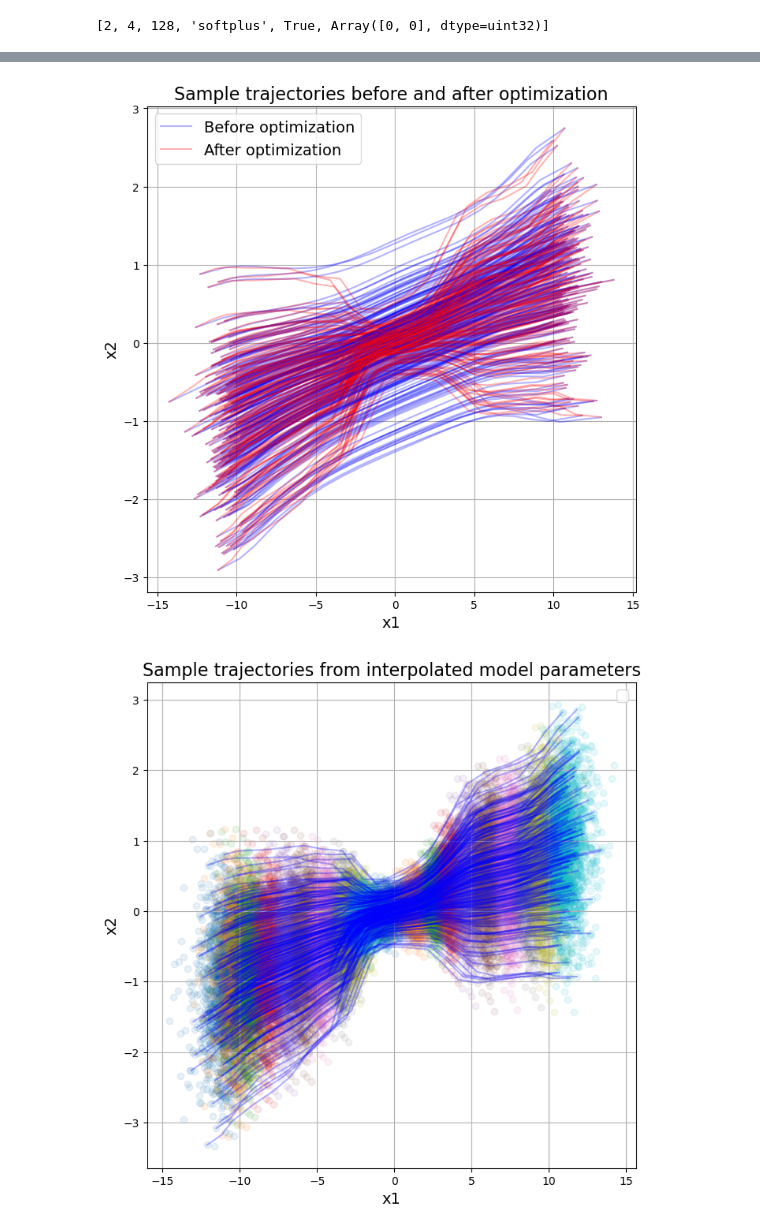
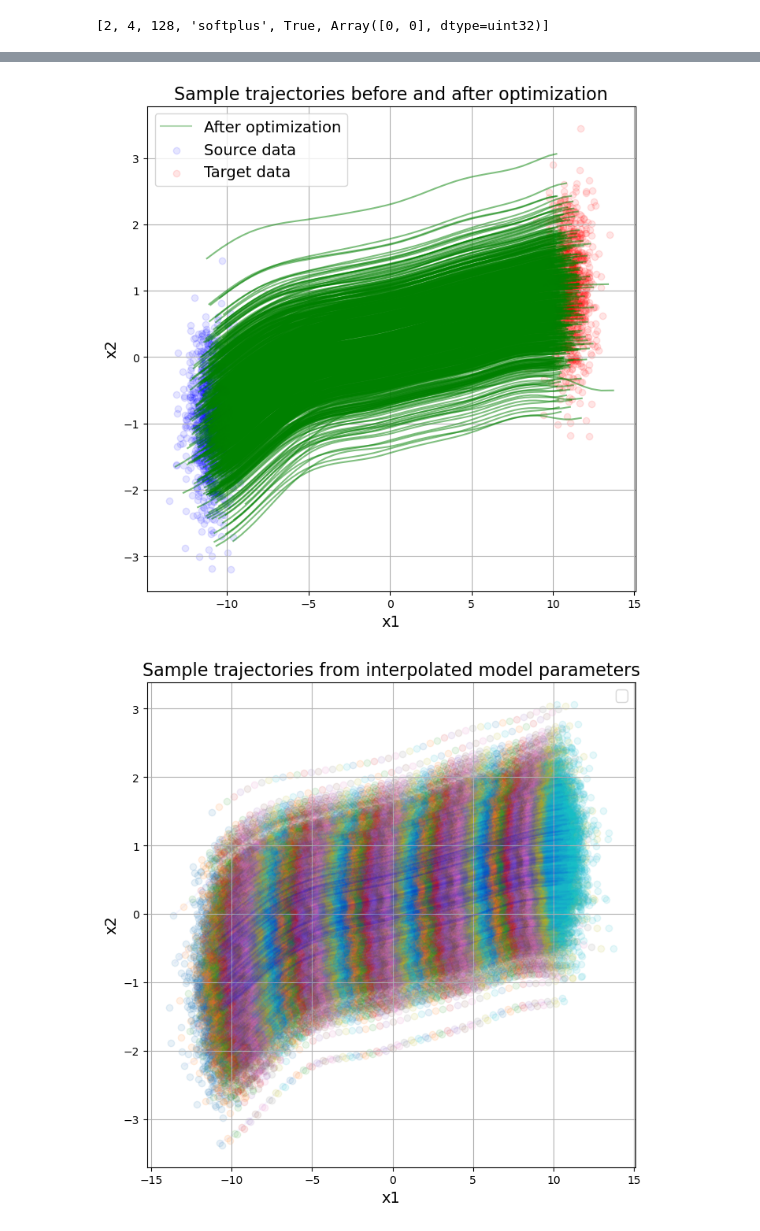
Before and after one commit to SebasGutHdz/PDPO_jax, a Jupyter notebook: pdpo/spline/test_interpolation.ipynb, the cells around one changed output, grey strips where cells are left out. Cells and saved outputs as stored; diff of their text form; code cells hidden in the pictures.

```diff
--- a/pdpo/spline/test_interpolation.ipynb
+++ b/pdpo/spline/test_interpolation.ipynb
@@ -174,6 +169,6 @@ from pdpo.spline.types_interpolation import ProblemConfig
 # %%
-potential = ["obstacle_cost_vneck"]
-coeff = [1000.0]
+potential = ["geodesic"]
+coeff = [100.0]
 
 config_problem = ProblemConfig(
     splinestate=spline,
@@ -238,23 +281,32 @@ plt.show()
 # %%
 
-time_trajectory = jnp.linspace(0, 1, 20)
-num_samples = 2000
+time_trajectory = jnp.linspace(0, 1, 50)
+num_samples = 4000
+key,subkey = jrandom.split(key)
+# z =
+x0 = inf_train_gen(
+    data_type = model_params0['data_config']['source_type'],
+    key = subkey,
+    batch_size = num_samples
+)
 sample_trajectory_opt = gen_sample_trajectory(
     spline_state=optimized_state,
     vf=vf,
+    x0=x0,
     key=subkey,
     num_samples=num_samples,
     t_traj=time_trajectory,
-    solver=MidpointSolver,
+    solver=EulerSolver(),
 )
 
 sample_trajectory_no_opt = gen_sample_trajectory(
     spline_state=spline,
     vf=vf,
+    x0=x0,
     key=subkey,
     num_samples=num_samples,
     t_traj=time_trajectory,
-    solver=MidpointSolver,
+    solver=EulerSolver(),
 )
 
 
@@ -281,23 +333,37 @@ Lagrangian (No Optimization): (Array(291.20996, dtype=float32), Array(255.82799,
+# %%
+x0 = inf_train_gen(
+    data_type = model_params0['data_config']['target_type'],
+    key = subkey,
+    batch_size = 1000
+)
+
+x1 = inf_train_gen(
+    data_type = model_params1['data_config']['target_type'],
+    key = subkey,
+    batch_size = 1000
+)
 # %%
 fig = plt.figure(figsize=(8, 8))
 
-plt.plot(sample_trajectory_no_opt[0,:,0],sample_trajectory_no_opt[0,:,1],'b-',label='Before optimization',alpha=0.3)
-plt.plot(sample_trajectory_opt[0,:,0],sample_trajectory_opt[0,:,1],'r-',label='After optimization',alpha=0.3)
+# plt.plot(sample_trajectory_no_opt[0,:,0],sample_trajectory_no_opt[0,:,1],'y-',label='Before optimization',alpha=0.3)
+plt.plot(sample_trajectory_opt[0,:,0],sample_trajectory_opt[0,:,1],'g-',label='After optimization',alpha=0.3)
 
-for i in range(1,len(sample_trajectory_no_opt),10):
-    plt.plot(sample_trajectory_no_opt[i,:,0],sample_trajectory_no_opt[i,:,1],'b-',alpha=0.3)
-    plt.plot(sample_trajectory_opt[i,:,0],sample_trajectory_opt[i,:,1],'r-',alpha=0.3)
+for i in range(1,len(sample_trajectory_no_opt),5):
+    # plt.plot(sample_trajectory_no_opt[i,:,0],sample_trajectory_no_opt[i,:,1],'y-',alpha=0.5)
+    plt.plot(sample_trajectory_opt[i,:,0],sample_trajectory_opt[i,:,1],'g-',alpha=0.5)
 
 
+plt.scatter(x0[:,0],x0[:,1],c='blue',label='Source data',alpha=0.1)
+plt.scatter(x1[:,0],x1[:,1],c='red',label='Target data',alpha=0.1)
 
 plt.title('Sample trajectories before and after optimization',fontsize=16)
 plt.xlabel('x1',fontsize=14)
 plt.ylabel('x2',fontsize=14)
 plt.legend(fontsize=14)
 plt.grid()
 plt.show()
 # %% [output]
-[figure, old version]
+[figure, new version]
 # %%
 fig = plt.figure(figsize=(8, 8))
 
@@ -305,7 +371,7 @@ for i in range(len(time_trajectory)):
     plt.scatter(sample_trajectory_opt[:,i,0],sample_trajectory_opt[:,i,1],alpha=0.1)
 
 for i in range(0,len(sample_trajectory_opt),10):
-    plt.plot(sample_trajectory_opt[i,:,0],sample_trajectory_opt[i,:,1],'b-',alpha=0.3)
+    plt.plot(sample_trajectory_opt[i,:,0],sample_trajectory_opt[i,:,1],'b-',alpha=0.03)
 
 
 
@@ -316,4 +382,4 @@ plt.ylabel('x2',fontsize=14)
 plt.grid()
 plt.show()
 # %% [output]
-[figure, old version]
+[figure, new version]
```
Also changed, not shown: parts of 29 cells of this notebook, 20 other files.
